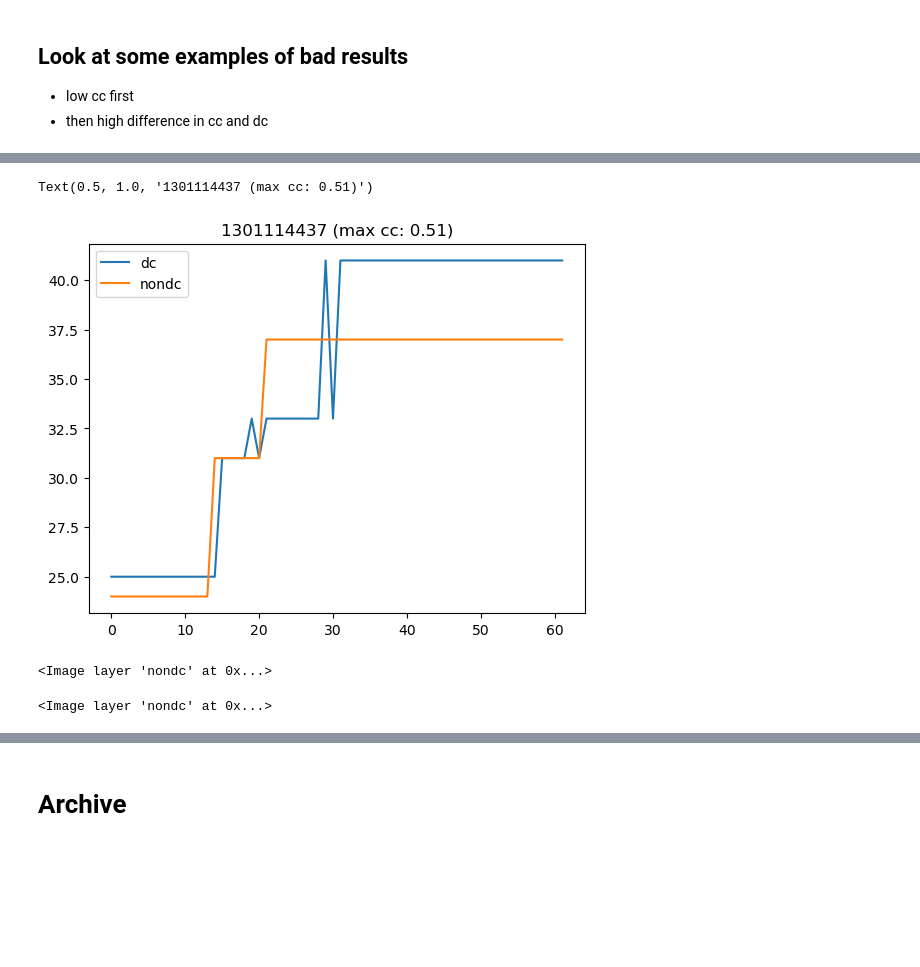
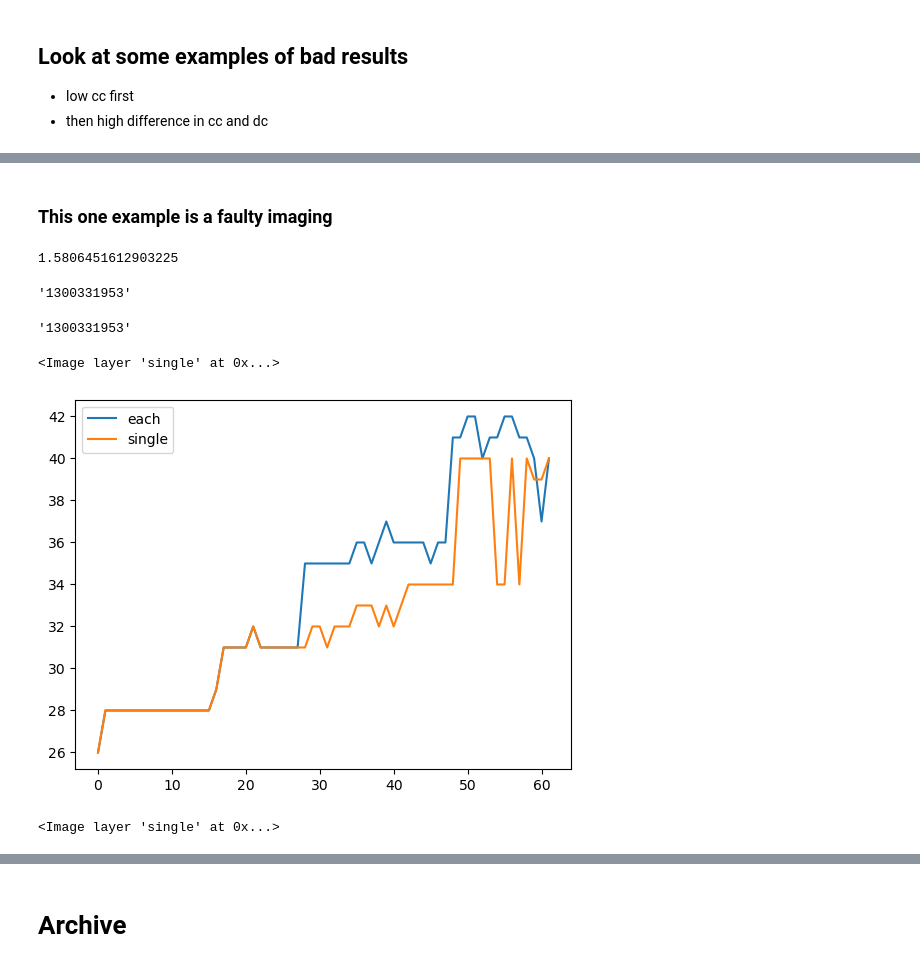
Before and after one commit to AllenNeuralDynamics/lamf_analysis_lims, a Jupyter notebook: qc/2p_data/z_drift/240814_new_zdrift_dev.ipynb, the cells around one changed output, grey strips where cells are left out. Drawn from its saved outputs; the diff is of its cells as text; code cells hidden in the pictures; blank space fills up the shorter version.

Commit message:
zdrift dev

```diff
--- a/qc/2p_data/z_drift/240814_new_zdrift_dev.ipynb
+++ b/qc/2p_data/z_drift/240814_new_zdrift_dev.ipynb
@@ -757,0 +1103,2 @@ low_cc_opids = [opids[i] for i in low_cc_inds]
+# %% [markdown]
+### This one example is a faulty imaging
@@ -758,26 +1107,39 @@ low_cc_opids = [opids[i] for i in low_cc_inds]
+# %%
+mpi_diff[11]
+# %% [output]
+1.5806451612903225
+# %%
+opids[11]
+# %% [output]
+'1300331953'
+# %%
+opid
+# %% [output]
+'1300331953'
 # %%
-opid = low_cc_opids[4]
-cc = cc_per_opid[low_cc_inds[5]]
+opid = opids[11]
 opid_dir = data_dir/opid
-zdrift_dc = np.load(opid_dir/f'{opid}_zdrift_pconly_dc.npy', allow_pickle=True).item()
-zdrift_nondc = np.load(opid_dir/f'{opid}_zdrift_pconly_nondc.npy', allow_pickle=True).item()
+zdrift_each = np.load(opid_dir/f'{opid}_zdrift_pconly_dc.npy', allow_pickle=True).item()
+zdrift_single = np.load(opid_dir/f'{opid}_zdrift_pconly_dc_single_onemeanEMF.npy', allow_pickle=True).item()
 fig, ax = plt.subplots()
-ax.plot(zdrift_dc['matched_plane_indices'], label='dc')
-ax.plot(zdrift_nondc['matched_plane_indices'], label='nondc')
+ax.plot(zdrift_each['matched_plane_indices'], label='each')
+ax.plot(zdrift_single['matched_plane_indices'], label='single')
 ax.legend()
-ax.set_title(f'{opid} (max cc: {cc:.2f})')
+# ax.set_title(f'{opid} (max cc each: {cc:.2f}, diff: {diff_cc:.2f})')
+
+# viewer = napari.Viewer()
+# viewer.add_image(zdrift_each['zstack_crop'], name='each')
+# viewer.add_image(zdrift_single['zstack_crop'], name='single')
+
+viewer = napari.Viewer()
+viewer.add_image(np.stack(zdrift_each['segment_fov_registered']), name='each')
+viewer.add_image(np.stack(zdrift_single['segment_fov_registered']), name='single')
 # %% [output]
-Text(0.5, 1.0, '1301114437 (max cc: 0.51)')
+<Image layer 'single' at 0x...>
-[figure, old version]
+[figure, new version]
 # %%
 viewer = napari.Viewer()
-viewer.add_image(zdrift_dc['zstack_crop'], name='dc')
-viewer.add_image(zdrift_nondc['zstack_crop'], name='nondc')
+viewer.add_image(zdrift_each['zstack_crop'], name='each')
+viewer.add_image(zdrift_single['zstack_crop'], name='single')
 # %% [output]
-<Image layer 'nondc' at 0x...>
+<Image layer 'single' at 0x...>
-# %%
-viewer = napari.Viewer()
-viewer.add_image(np.stack(zdrift_dc['segment_fov_registered']), name='dc')
-viewer.add_image(np.stack(zdrift_nondc['segment_fov_registered']), name='nondc')
-# %% [output]
-<Image layer 'nondc' at 0x...>
```
Also changed, not shown: parts of 44 cells of this notebook, 19 other files.
